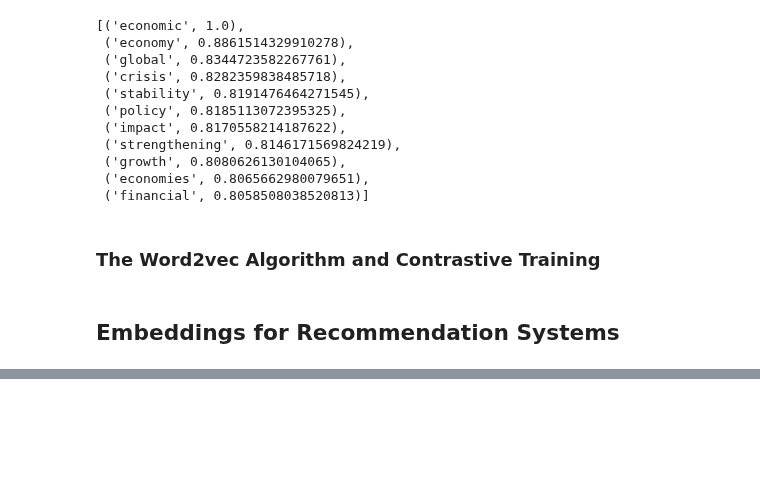
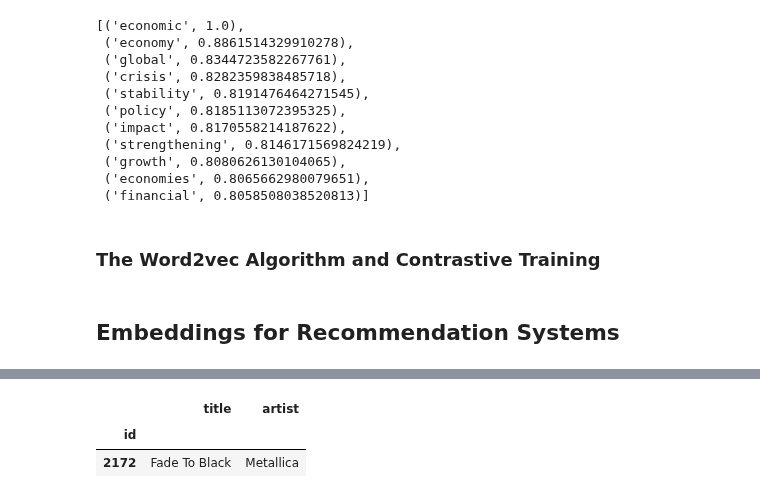
Before and after one commit to SandroAlex/llms-build-and-deploy, a Jupyter notebook: learning/hands_on_large_language_models/chapter2_tokens_and_embeddings.ipynb, the cells around one changed output, grey strips where cells are left out. Saved outputs shown, nothing was run; the diff lists cells and outputs as text; code cells hidden in the pictures; blank space fills up the shorter version.

```diff
--- a/learning/hands_on_large_language_models/chapter2_tokens_and_embeddings.ipynb
+++ b/learning/hands_on_large_language_models/chapter2_tokens_and_embeddings.ipynb
@@ -352,0 +428,6 @@ model.most_similar([model[word]], topn=11)
+# %%
+songs_df.iloc[[2172]]
+# %% [output]
+|  | title | artist |
+| id |  |  |
+| 2172 | Fade To Black | Metallica |
```
Also changed, not shown: parts of 18 cells of this notebook.
